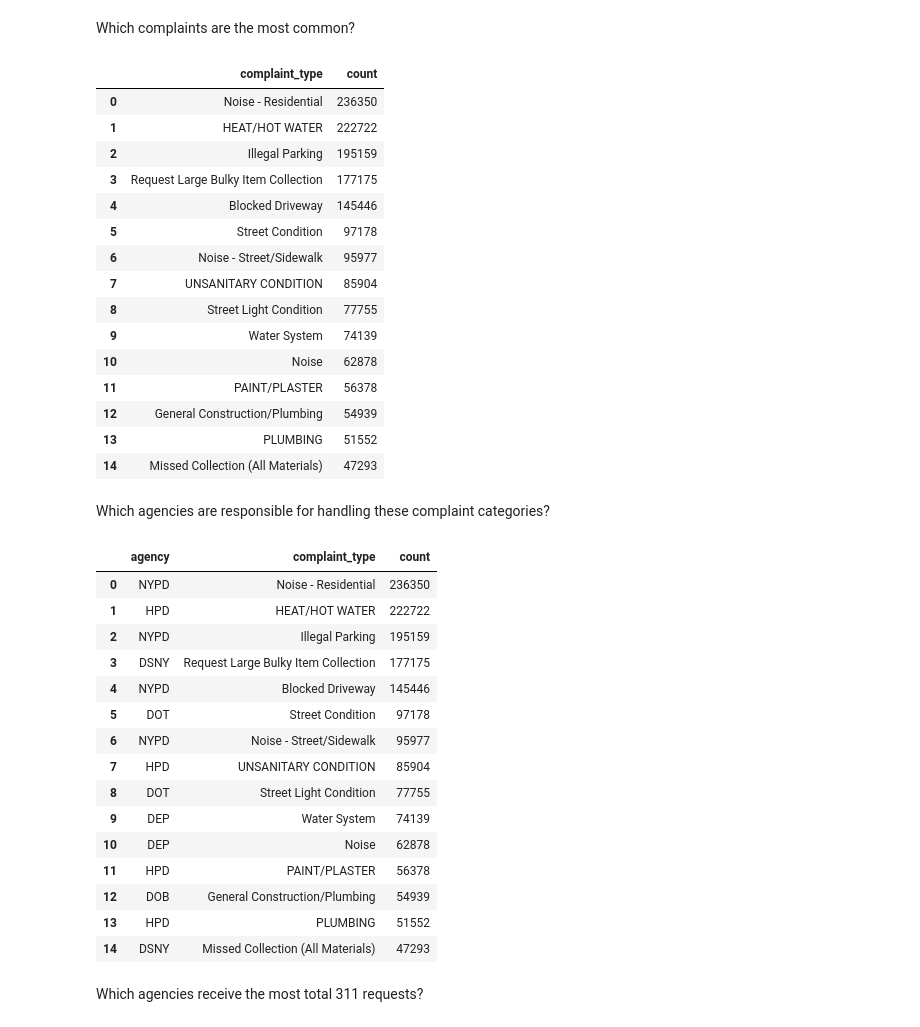
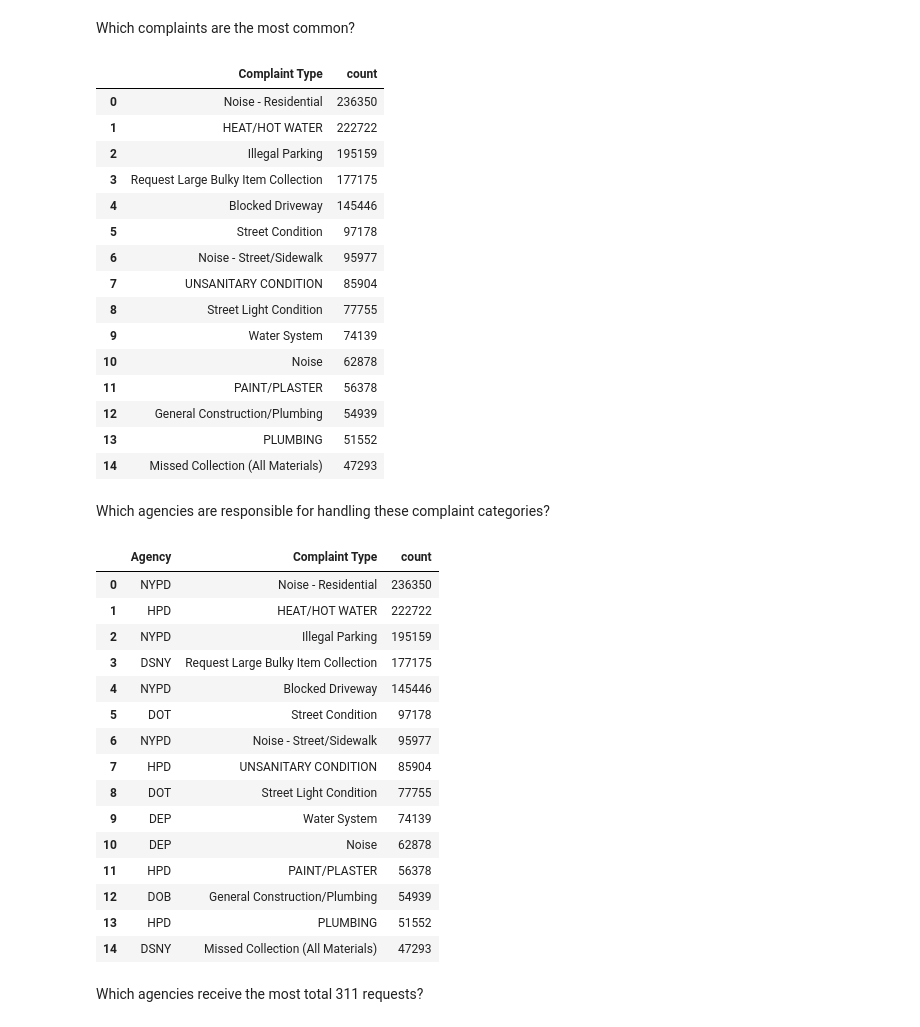
Before and after one commit to afeld/python-public-policy, a Jupyter notebook: lecture_1.ipynb, the cells around one changed output. Drawn from its saved outputs; the diff is of its cells as text; code cells hidden in the pictures.

```diff
--- a/lecture_1.ipynb
+++ b/lecture_1.ipynb
@@ -9,11 +9,6 @@
 ## Start by importing necessary packages
 # %%
 import pandas as pd
-# %%
-# You can use pd.set_option() to make sure you see all the rows in your dataframe
-pd.set_option('display.max_columns', None)  # or 1000
-pd.set_option('display.max_rows', None)
-pd.set_option('display.max_colwidth', None)  # or 199
 # %% [markdown]
 ## Read and save 311 Service Requests dataset as a pandas dataframe
 # %%
@@ -248,6 +238,10 @@ df['Unique Key'].size
 # %% [output]
 2859200
 # %%
+# let's make sure we see everything
+pd.options.display.max_rows = None
+
+
 # watch out! the .groupby().size() function doesn't work that same way. it gets the count of number of rows in each group
 
 df.groupby('Complaint Type').size()
@@ -327,6 +320,9 @@ valid_complaint_types
 353                                 Window Guard
 354                      X-Ray Machine/Equipment
 Name: Complaint Type, dtype: object
+# %%
+# go back to only displaying some
+pd.reset_option("display.max_rows")
 # %% [markdown]
 Filter our `df` dataframe to only keep the rows where the `Complaint Type` value is in the `valid_complaint_types` series we created in the previous step. Save the result in a new dataframe.
 # %%
@@ -376,11 +367,11 @@ Another approach to excluding those invalid records would be to use ["regex" (re
 # %% [markdown]
 Which complaints are the most common?
 # %%
-df.groupby('complaint_type').size().nlargest(15).reset_index(name='count')
+df_cleaned.groupby('Complaint Type').size().nlargest(15).reset_index(name='count')
 
 # .reset_index(name='count') isn't necessary but it's helpful to include because it allows us to name the new column that contains the count of rows
 # %% [output]
-|  | complaint_type | count |
+|  | Complaint Type | count |
 | 0 | Noise - Residential | 236350 |
 | 1 | HEAT/HOT WATER | 222722 |
 | 2 | Illegal Parking | 195159 |
@@ -399,9 +390,9 @@ df.groupby('complaint_type').size().nlargest(15).reset_index(name='count')
 # %% [markdown]
 Which agencies are responsible for handling these complaint categories?
 # %%
-df.groupby(['agency', 'complaint_type']).size().nlargest(15).reset_index(name='count')
+df_cleaned.groupby(['Agency', 'Complaint Type']).size().nlargest(15).reset_index(name='count')
 # %% [output]
-|  | agency | complaint_type | count |
+|  | Agency | Complaint Type | count |
 | 0 | NYPD | Noise - Residential | 236350 |
 | 1 | HPD | HEAT/HOT WATER | 222722 |
 | 2 | NYPD | Illegal Parking | 195159 |
```
Also changed, not shown: parts of 13 cells of this notebook.
